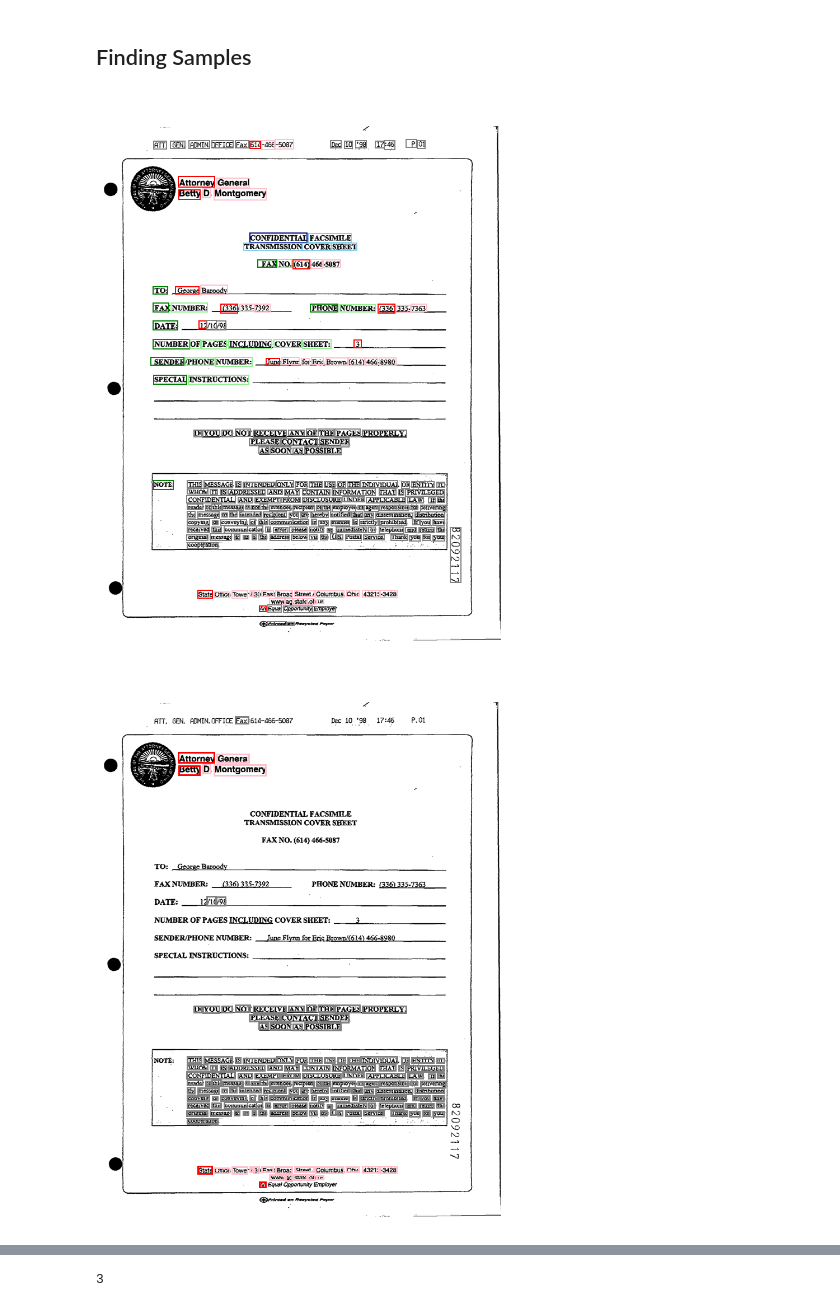
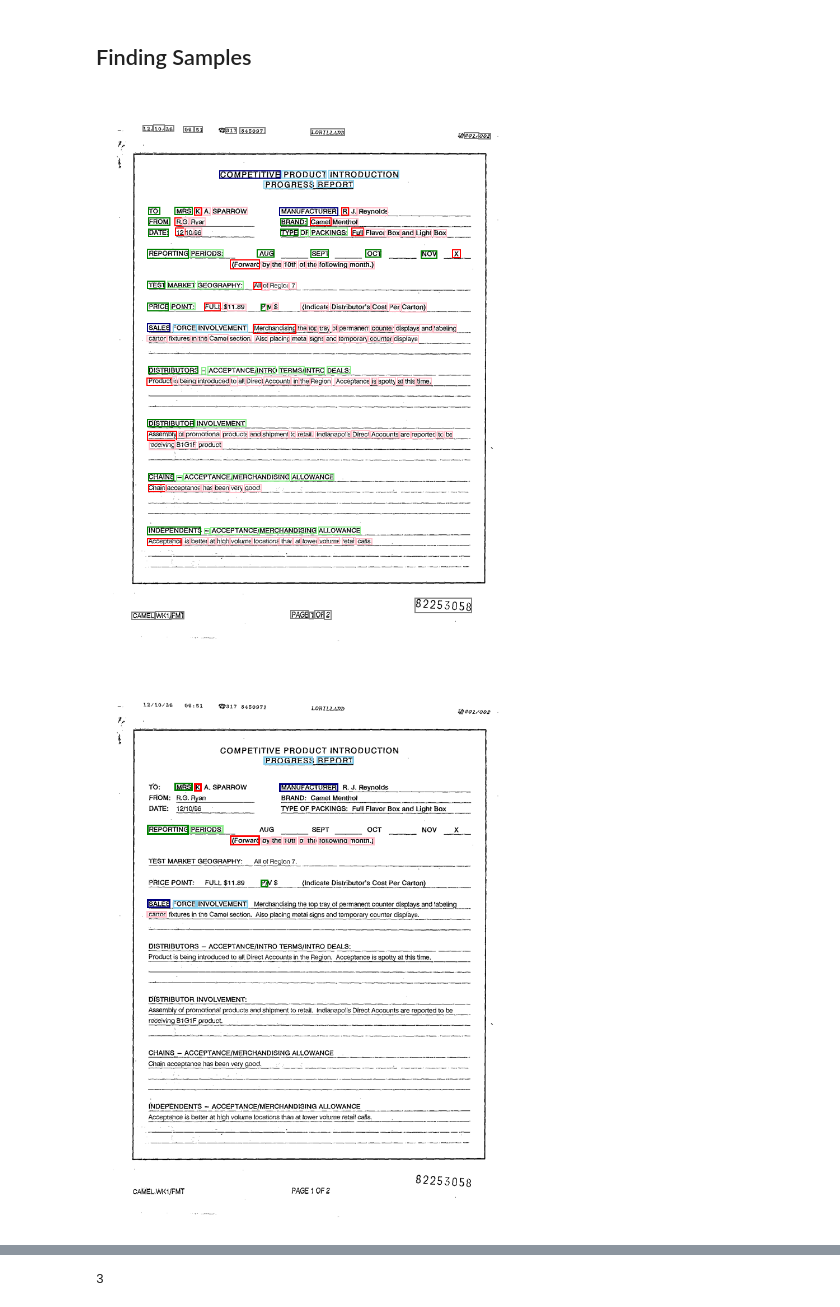
Before and after one commit to adamserag1/Interpretability-for-VRDU-models, a Jupyter notebook: experiments/THESE-NER-Local.ipynb, the cells around one changed output, grey strips where cells are left out. Cells and saved outputs as stored; diff of their text form; code cells hidden in the pictures.

```diff
--- a/experiments/THESE-NER-Local.ipynb
+++ b/experiments/THESE-NER-Local.ipynb
@@ -283,35 +311,35 @@ def visualise_two_models(
     return img_a, img_b
 
 
-page = FUNSD["test"][0]                        # or your DocSample instance
+page = FUNSD["test"][5]                        # or your DocSample instance
 
 img_llmv3, img_bros = visualise_two_models(
     page,
     LLMV3, LLMV3_encode,
     BROS , BROS_encode,
     id2label,
     device=device,
 )
 
 # NEW: error-only overlays
 err_llmv3, err_bros = visualise_error_boxes(
     page, LLMV3, LLMV3_encode, BROS, BROS_encode, id2label, device=device
 )
 
 display(img_llmv3)      # all predictions from model A
 display(err_llmv3)      # only the wrong ones from model A
 display(img_bros)       # all predictions from model B
 display(err_bros)
 
 # TAG_COLOURS = {
 #     "O":          "gray",
 #     "B-HEADER":   "navy",
 #     "I-HEADER":   "skyblue",
 #     "B-QUESTION": "green",
 #     "I-QUESTION": "lightgreen",
 #     "B-ANSWER":   "red",
 #     "I-ANSWER":   "pink",
 # }
 # %% [output]
-[figure, old version]
+[figure, new version]
-[figure, old version]
+[figure, new version]
```
Also changed, not shown: parts of 9 cells of this notebook.
